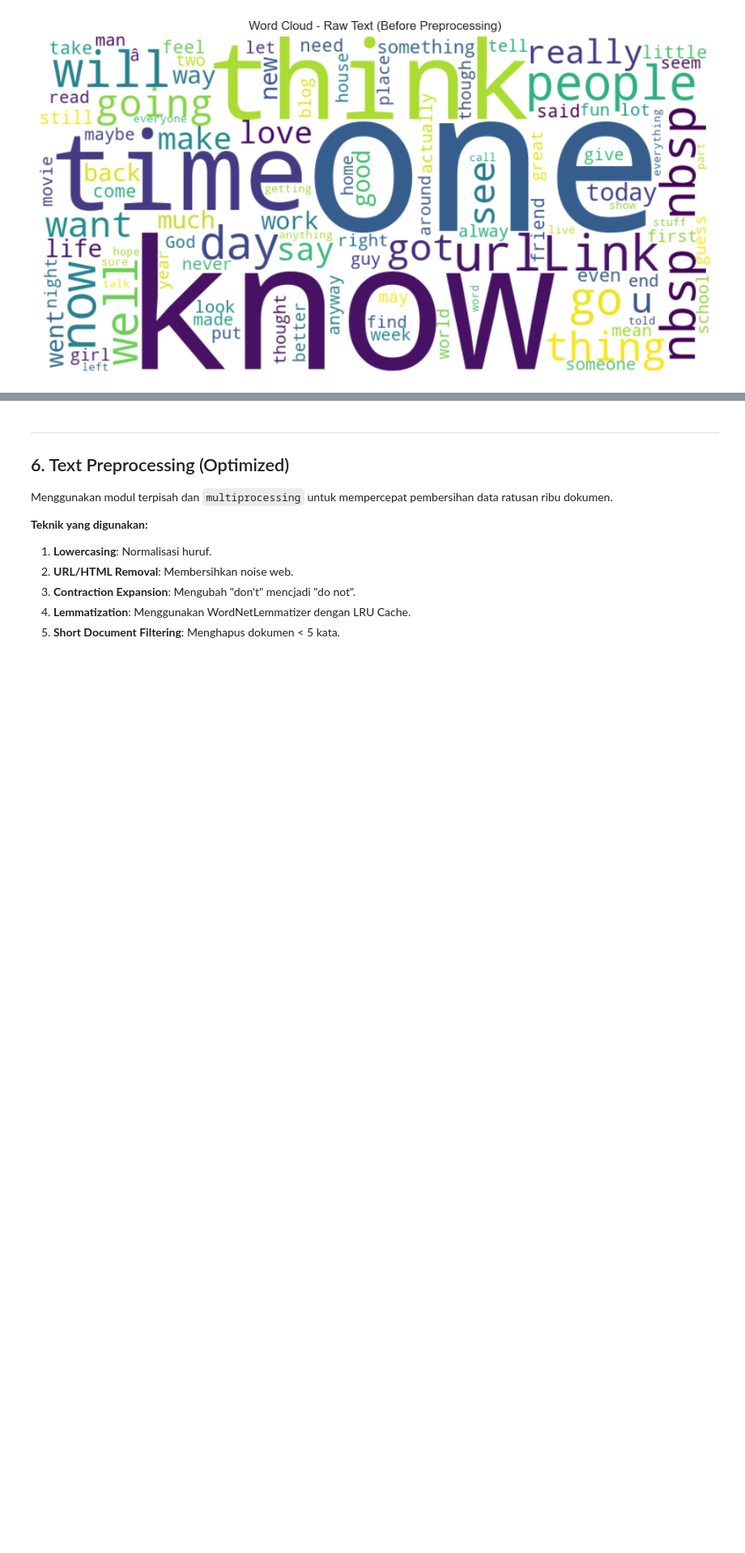
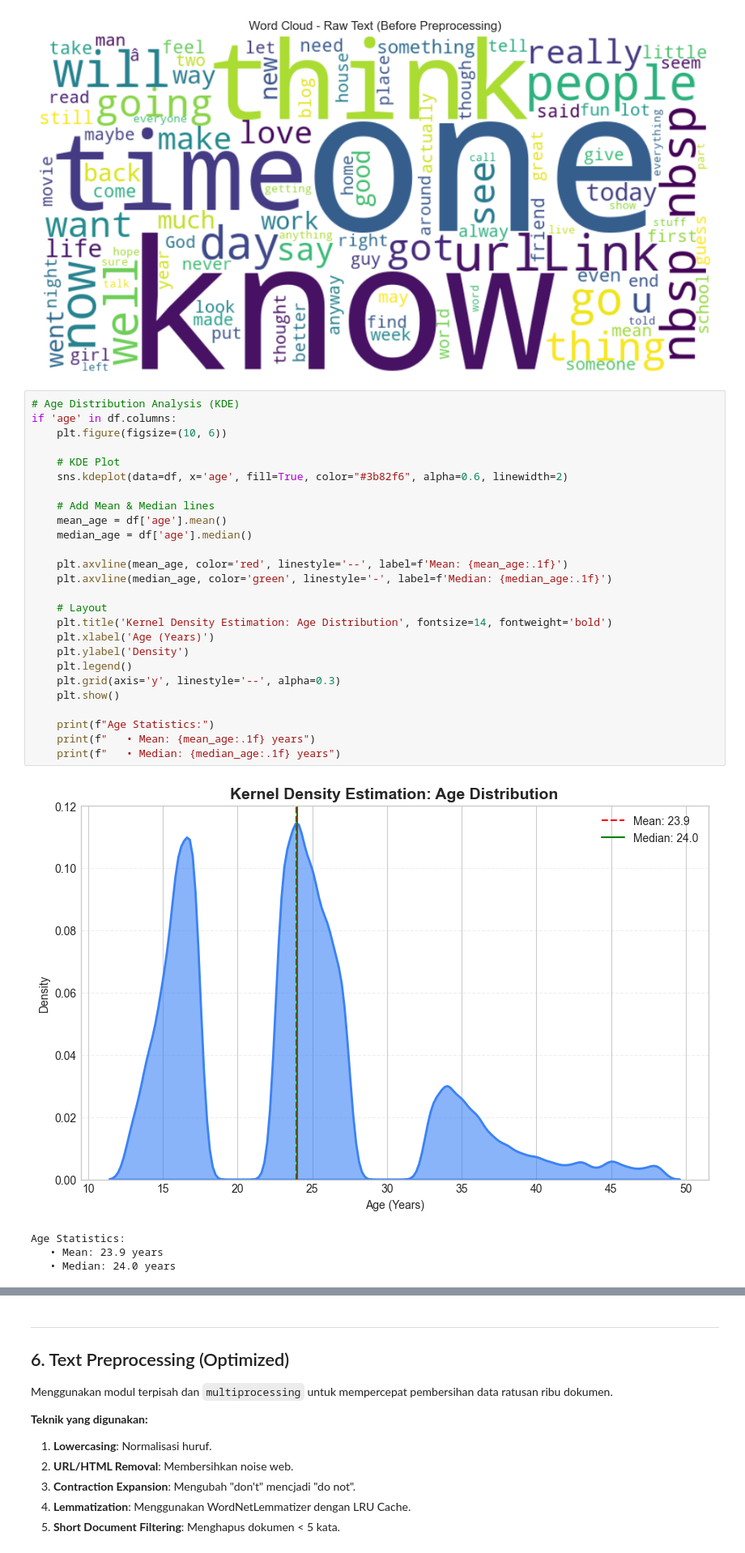
Before and after one commit to josgiv/36230035-UAS-NLP-TopicModelling, a Jupyter notebook: Notebook/36230035_NLP_UAS_Optimized.ipynb, the cells around one changed output, grey strips where cells are left out. Shown at 81% size. Cells and saved outputs as stored; diff of their text form; blank space fills up the shorter version.

```diff
--- a/Notebook/36230035_NLP_UAS_Optimized.ipynb
+++ b/Notebook/36230035_NLP_UAS_Optimized.ipynb
@@ -349,3 +349,34 @@ plt.show()
 [figure]
 Generating Word Cloud for raw text...
 [figure]
+# %%
+# Age Distribution Analysis (KDE)
+if 'age' in df.columns:
+    plt.figure(figsize=(10, 6))
+
+    # KDE Plot
+    sns.kdeplot(data=df, x='age', fill=True, color="#3b82f6", alpha=0.6, linewidth=2)
+
+    # Add Mean & Median lines
+    mean_age = df['age'].mean()
+    median_age = df['age'].median()
+
+    plt.axvline(mean_age, color='red', linestyle='--', label=f'Mean: {mean_age:.1f}')
+    plt.axvline(median_age, color='green', linestyle='-', label=f'Median: {median_age:.1f}')
+
+    # Layout
+    plt.title('Kernel Density Estimation: Age Distribution', fontsize=14, fontweight='bold')
+    plt.xlabel('Age (Years)')
+    plt.ylabel('Density')
+    plt.legend()
+    plt.grid(axis='y', linestyle='--', alpha=0.3)
+    plt.show()
+
+    print(f"Age Statistics:")
+    print(f"   • Mean: {mean_age:.1f} years")
+    print(f"   • Median: {median_age:.1f} years")
+# %% [output]
+[figure, added]
+Age Statistics:
+   • Mean: 23.9 years
+   • Median: 24.0 years
```
Also changed, not shown: parts of 2 cells of this notebook.
